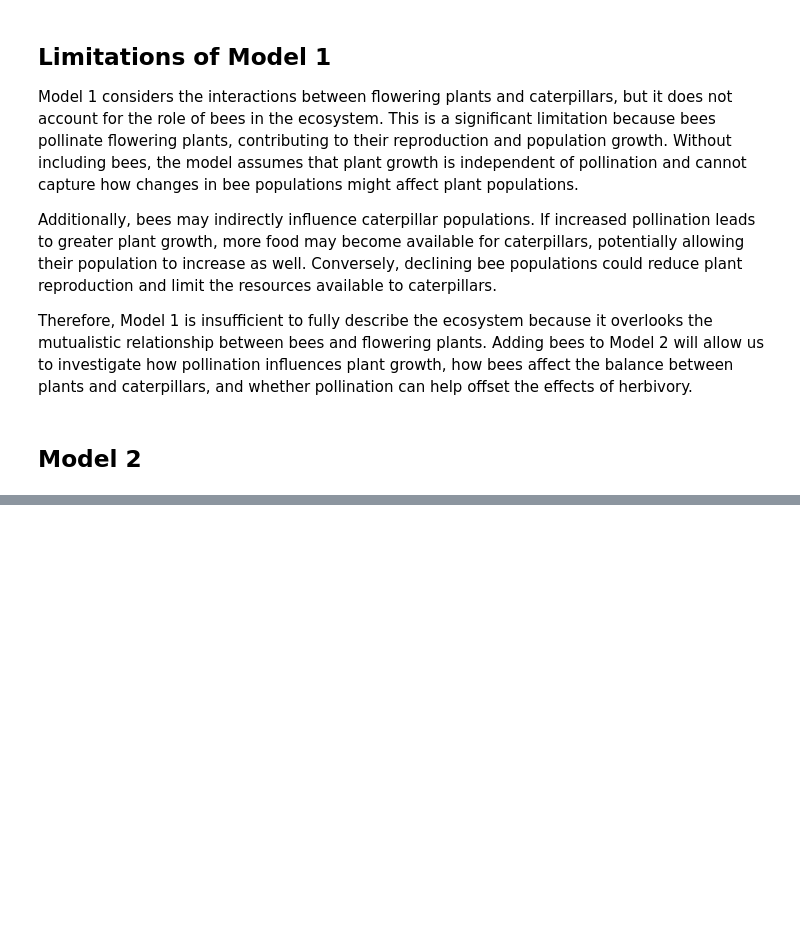
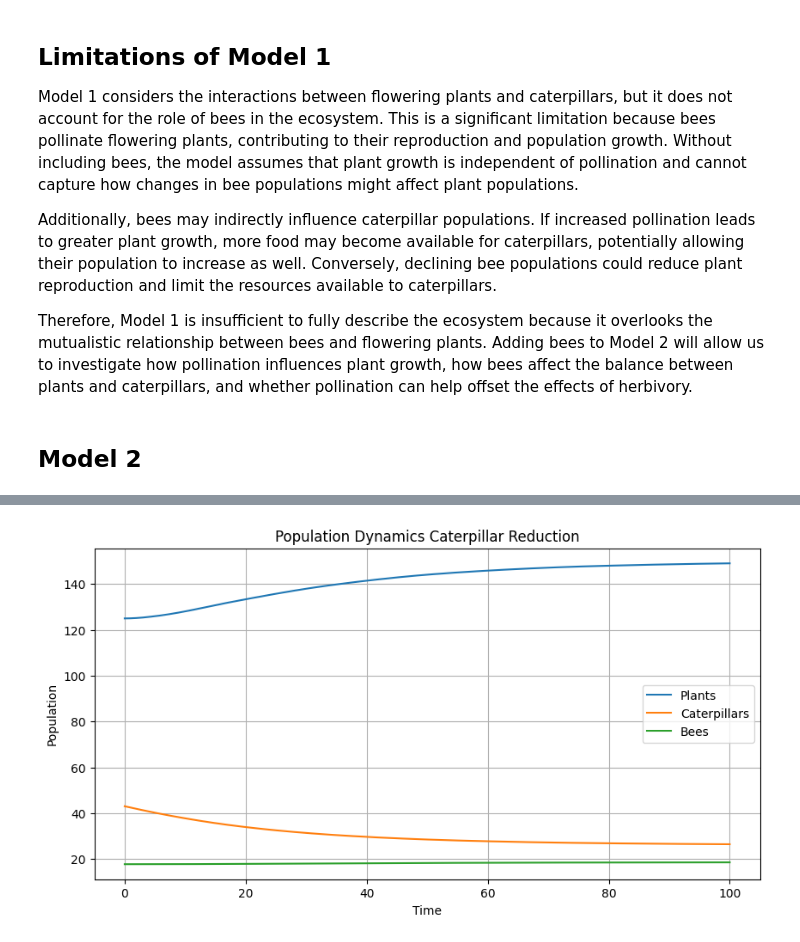
Before and after one commit to tristenturlington/Fall-Semester-Project, a Jupyter notebook: 436 Vol 4/notebooks/Models.ipynb, the cells around one changed output, grey strips where cells are left out. Cells and saved outputs as stored; diff of their text form; code cells hidden in the pictures; blank space fills up the shorter version.

```diff
--- a/436 Vol 4/notebooks/Models.ipynb
+++ b/436 Vol 4/notebooks/Models.ipynb
@@ -405,0 +579,5 @@ plt.show()
+# %%
+# increase caterpillar death mu by 20%
+plot_interventions(d=0.048, mu=0.069*1.20, title="Population Dynamics Caterpillar Reduction")
+# %% [output]
+[figure, added]
```
Also changed, not shown: parts of 6 cells of this notebook.
